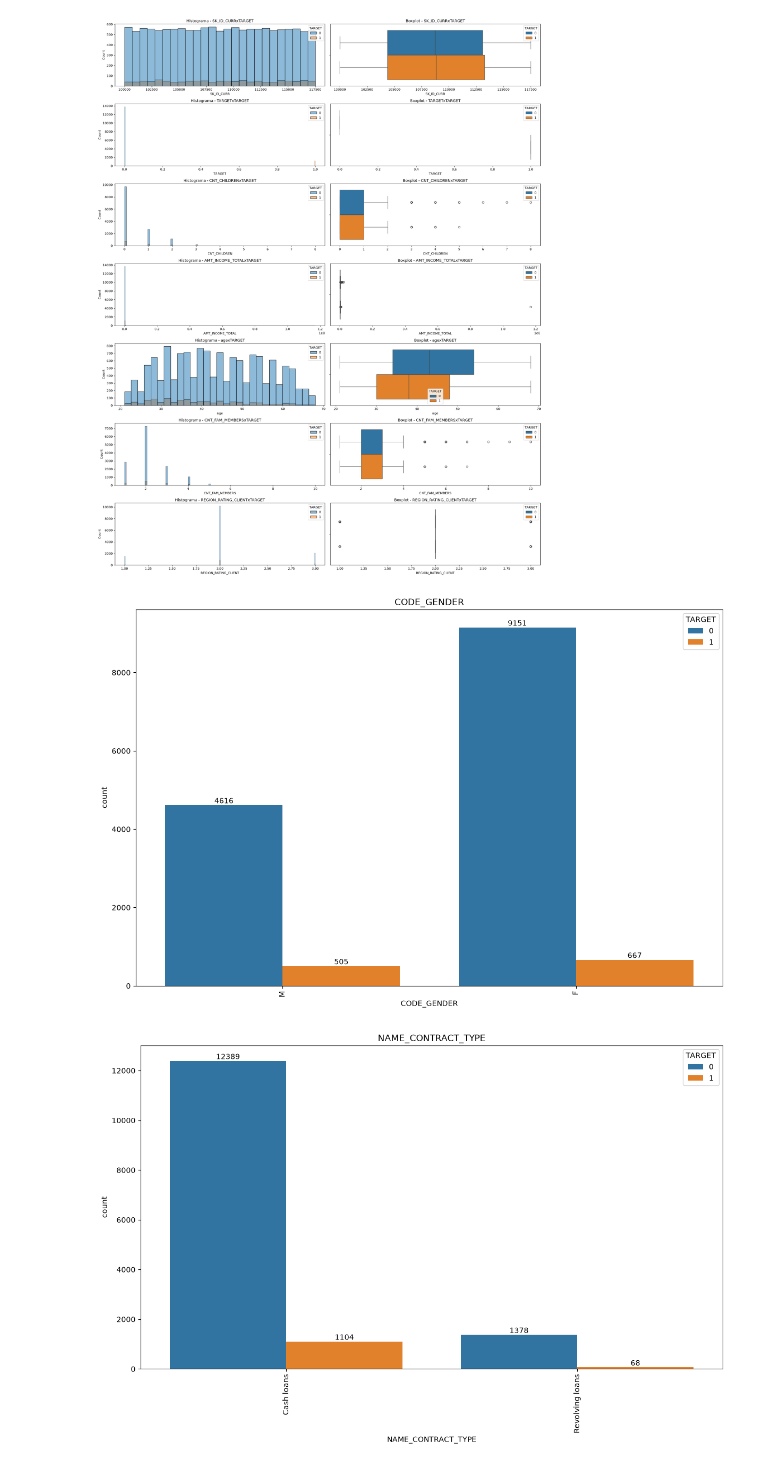
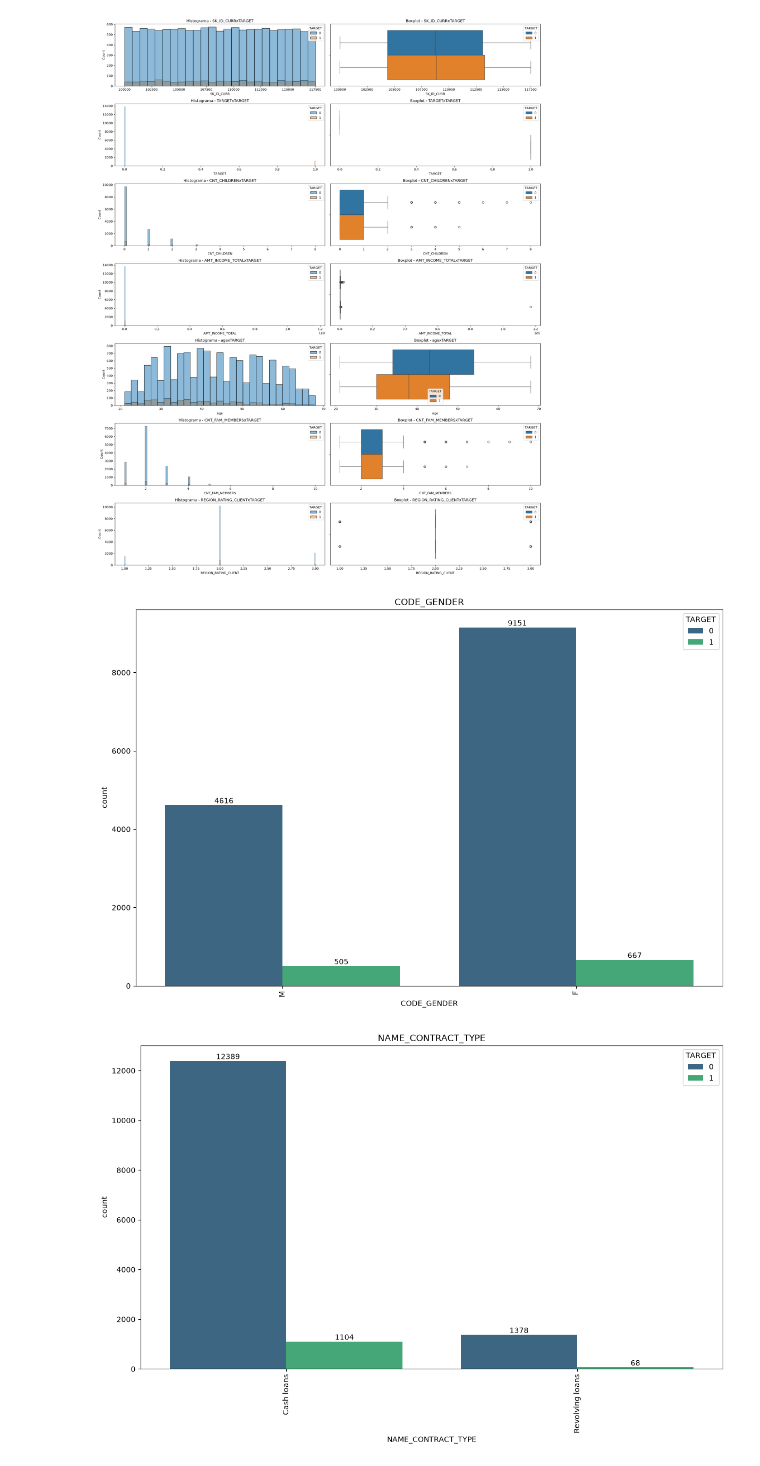
Before and after one commit to WesleySouza13/Home-Credit-Default-Risk, a Jupyter notebook: notebooks/EDA.ipynb, the cells around one changed output. Drawn from its saved outputs; the diff is of its cells as text; code cells hidden in the pictures.

```diff
--- a/notebooks/EDA.ipynb
+++ b/notebooks/EDA.ipynb
@@ -304,14 +356,14 @@ hist_plot(num_customers, 'TARGET')
 # %%
 # verificando defaults em dados categoricos
 for cat in cat_customers:
     plt.figure(figsize=(12,8))
     plt.title(f'{cat}')
-    ax = sns.countplot(data=df_customers, x=df_customers[cat], hue='TARGET')
+    ax = sns.countplot(data=df_customers, x=df_customers[cat], hue='TARGET', palette='viridis')
     plt.xticks(rotation=90)
     for container in ax.containers:
         ax.bar_label(container, fontsize=10)
     plt.tight_layout()
     plt.show()
 # %% [output]
-[figure, old version]
+[figure, new version]
-[figure, old version]
+[figure, new version]
```
Also changed, not shown: parts of 21 cells of this notebook, 1 other file.
